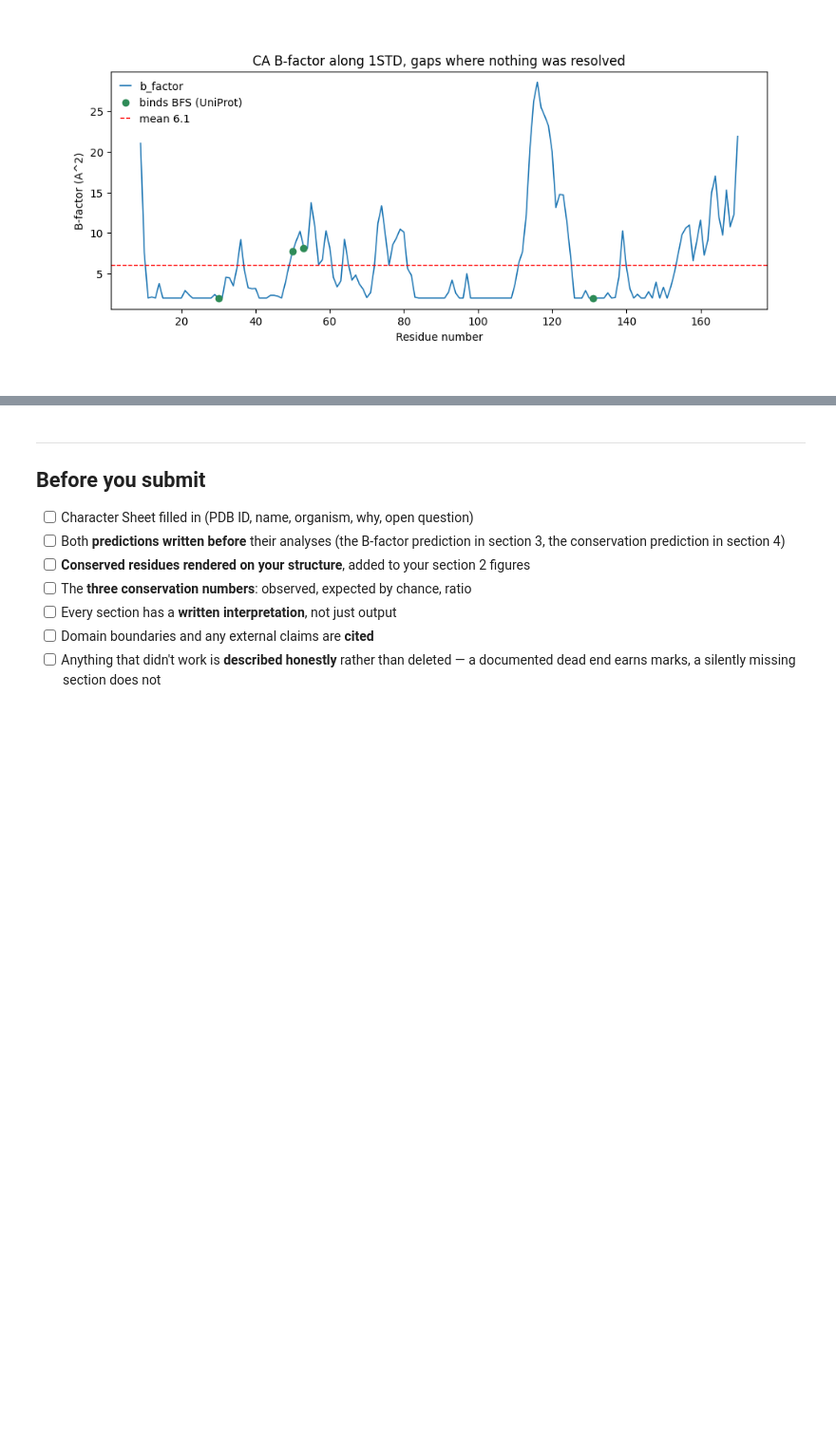
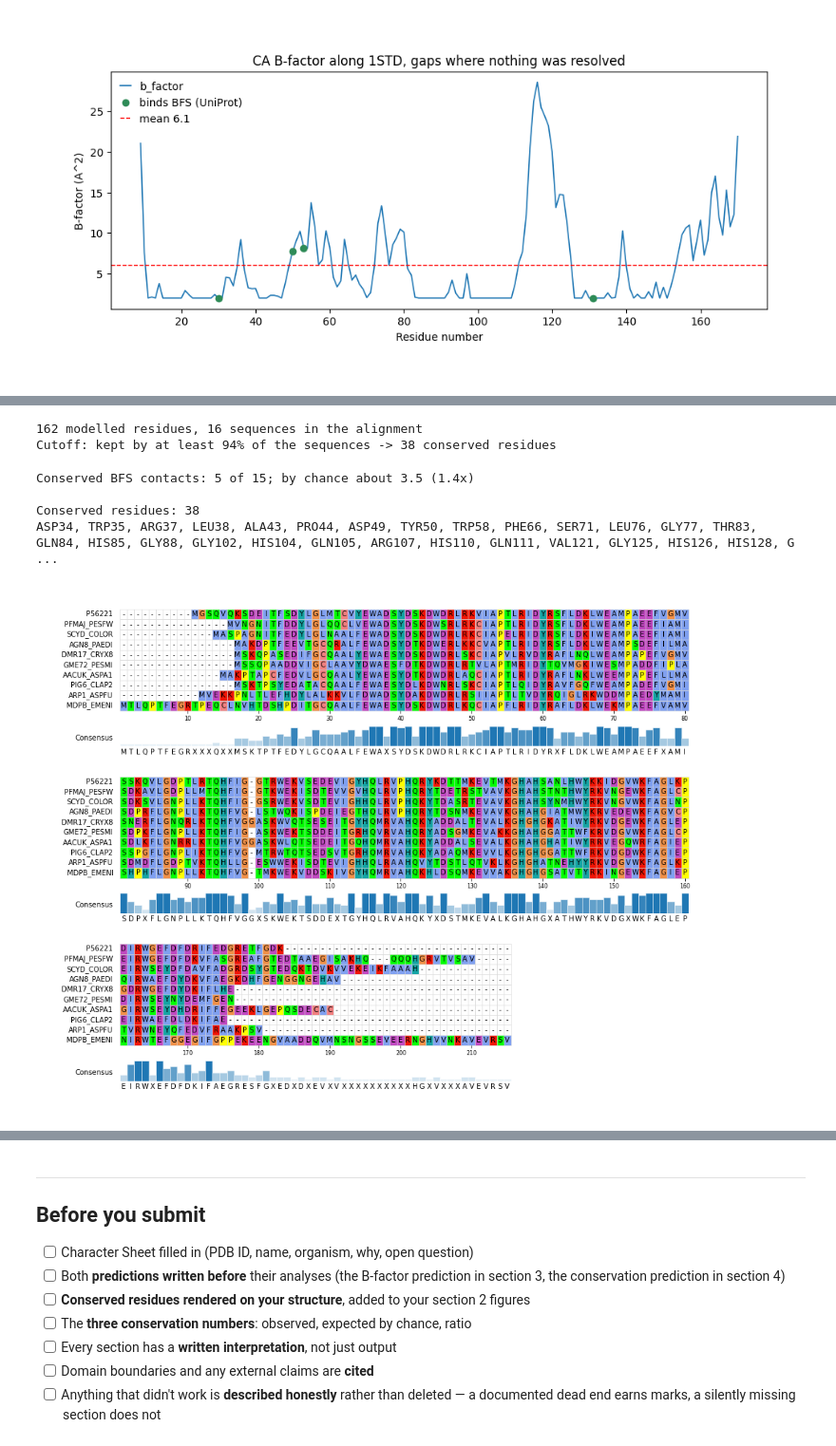
Before and after one commit to einleutchen/Assignment_SPW, a Jupyter notebook: ex01/ex01_workbook.ipynb, the cells around one changed output, grey strips where cells are left out. Shown at 95% size. Cells and saved outputs as stored; diff of their text form; code cells hidden in the pictures; blank space fills up the shorter version.

```diff
--- a/ex01/ex01_workbook.ipynb
+++ b/ex01/ex01_workbook.ipynb
@@ -620,0 +727,9 @@ accordingly.
+# %%
+relatives = hmmer_search(query)
+aligned = drop_redundant(align({accession: query, **relatives}), anchor=accession)
+
+print(f"1STD chain A is UniProt {accession}, {len(query)} residues; the structure holds "
+      f"UniProt {to_structure.index.min()}-{to_structure.index.max()}")
+print(f"Swiss-Prot relatives, full length: {len(relatives)}")
+print(f"Alignment: {len(aligned[accession])} columns")
+print(f"After grouping at 95%: {len(aligned) - 1} relatives, plus {accession} itself")
@@ -620,0 +760,38 @@ accordingly.
+# %%
+by_uniprot = conservation(aligned, accession)
+in_structure = by_uniprot[by_uniprot.index.isin(to_structure.index)]
+in_structure.index = to_structure[in_structure.index].to_numpy()  # UniProt -> 1FSZ
+
+# Only residues the crystal modelled can be drawn, so the cutoff is taken over those.
+modelled = in_structure[in_structure.index.isin(atoms_df["residue_number"])]
+
+CONSERVED_SHARE = 0.10  # the most conserved tenth of the modelled residues
+cutoff = modelled.quantile(1 - CONSERVED_SHARE)
+conserved = modelled[modelled >= cutoff]
+
+print(f"{len(modelled)} modelled residues, {len(aligned)} sequences in the alignment")
+print(f"Cutoff: kept by at least {cutoff:.0%} of the sequences -> "
+      f"{len(conserved)} conserved residues")
+# %% [output]
+162 modelled residues, 16 sequences in the alignment
+Cutoff: kept by at least 94% of the sequences -> 38 conserved residues
+# %%
+# The 15 contacts typed out earlier, against the rate you would get by chance.
+baseline = len(conserved) / len(modelled)
+expected = baseline * len(contact_resids)
+observed = len(set(contact_resids) & set(conserved.index))
+print(f"Conserved BFS contacts: {observed} of {len(contact_resids)}; "
+      f"by chance about {expected:.1f} ({observed / expected:.1f}x)")
+
+residue = atoms_df.drop_duplicates("residue_number").set_index("residue_number")["residue_name"]
+print("\nConserved residues:", len(conserved.index))
+print(", ".join(f"{residue[r]}{r}" for r in conserved.index))
+# %% [output]
+Conserved BFS contacts: 5 of 15; by chance about 3.5 (1.4x)
+
+Conserved residues: 38
+ASP34, TRP35, ARG37, LEU38, ALA43, PRO44, ASP49, TYR50, TRP58, PHE66, SER71, LEU76, GLY77, THR83, GLN84, HIS85, GLY88, GLY102, HIS104, GLN105, ARG107, HIS110, GLN111, VAL121, GLY125, HIS126, HIS128, G ...
+# %%
+show_alignment(aligned)
+# %% [output]
+[figure, added]
```
Also changed, not shown: parts of 10 cells of this notebook.
